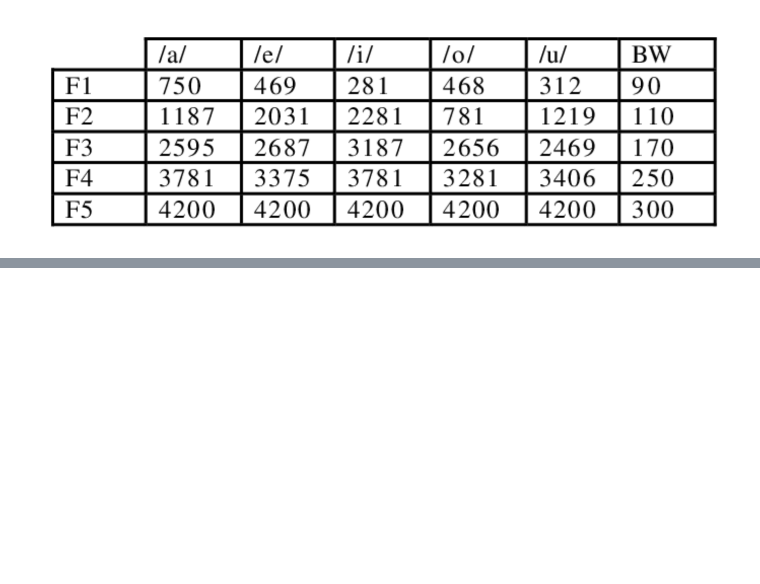
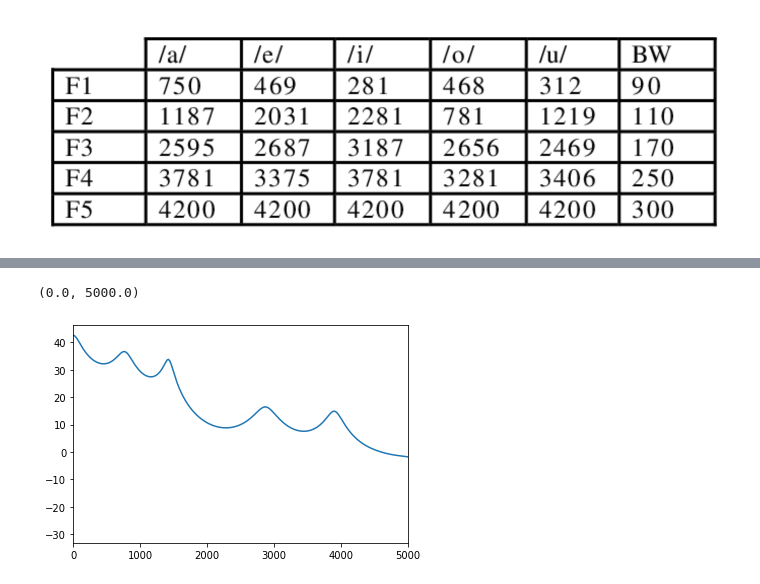
Before and after one commit to hsnam95/class2022Spring, a Jupyter notebook: speech_processing.ipynb, the cells around one changed output, grey strips where cells are left out. Drawn from its saved outputs; the diff is of its cells as text; code cells hidden in the pictures; blank space fills up the shorter version.

```diff
--- a/speech_processing.ipynb
+++ b/speech_processing.ipynb
@@ -117,21 +126,24 @@ s, sr = librosa.load('aeiou.wav')
 # %%
 import scipy
 M = int(sr/1000+4)
 a = librosa.lpc(s[7000:12000], M)
 
-w, h = scipy.signal.freqz(1, a, 513)
+w, h = scipy.signal.freqz(1, a)
 plt.plot (w*sr/(2*np.pi), 20*np.log10(np.abs(h)))
 plt.xlim((0,5000))
 
-BWcutoff = 2000;
-F = np.sort(np.angle(np.roots(a)))
-order = np.argsort(np.angle(np.roots(a)))
-F = F*sr/(2*np.pi);
+# BWcutoff = 2000;
+# F = np.sort(np.angle(np.roots(a)))
+# order = np.argsort(np.angle(np.roots(a)))
+# F = F*sr/(2*np.pi);
 
-BW = -2*np.log(abs(np.roots(a)))*sr/(2*np.pi);
-BW = BW[order];
+# BW = -2*np.log(abs(np.roots(a)))*sr/(2*np.pi);
+# BW = BW[order];
 
-idx = [i for i in range(F.shape[0]) if (F[i] > 0) & (BW[i] < BWcutoff) ]
+# idx = [i for i in range(F.shape[0]) if (F[i] > 0) & (BW[i] < BWcutoff) ]
 
-print(F[idx])
-print(BW[idx])
+# print(F[idx])
+# print(BW[idx])
+# %% [output]
+(0.0, 5000.0)
+[figure, added]
```
Also changed, not shown: parts of 4 cells of this notebook.
